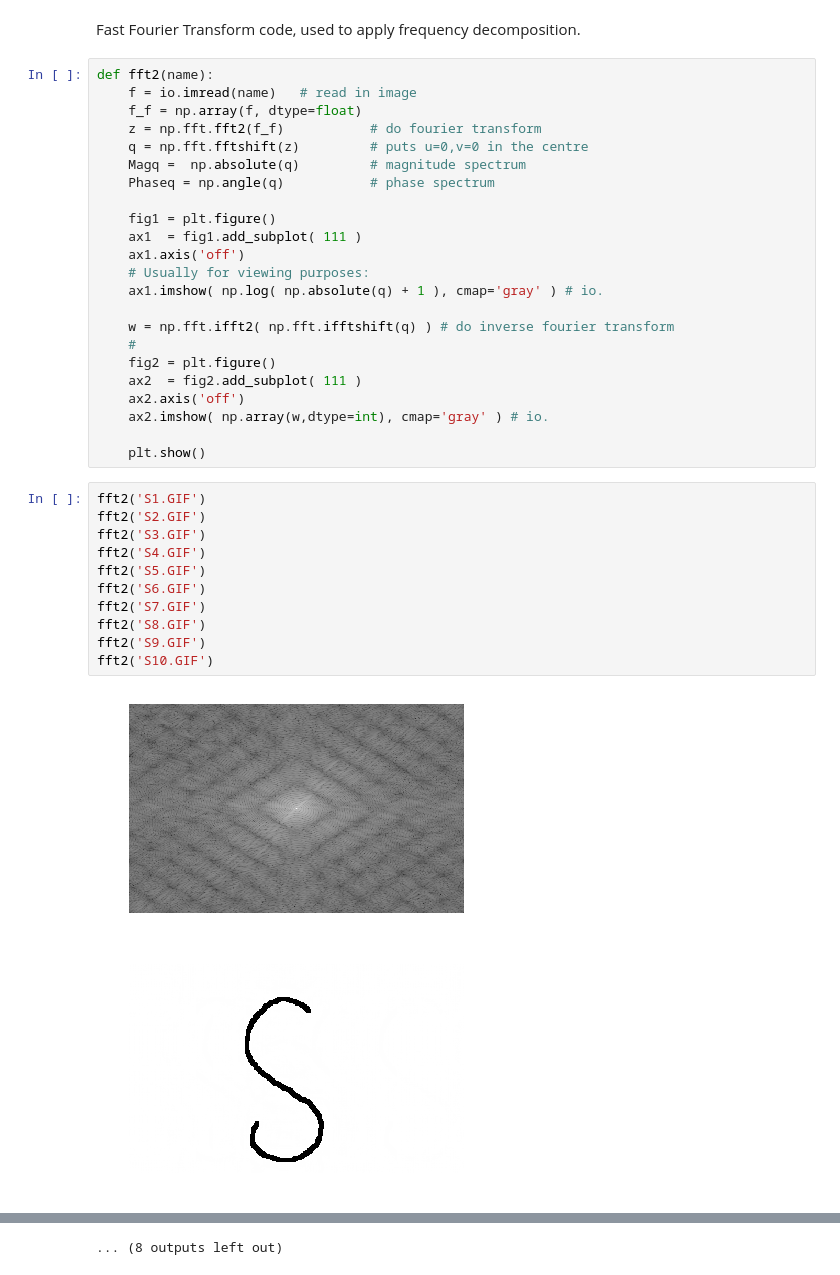
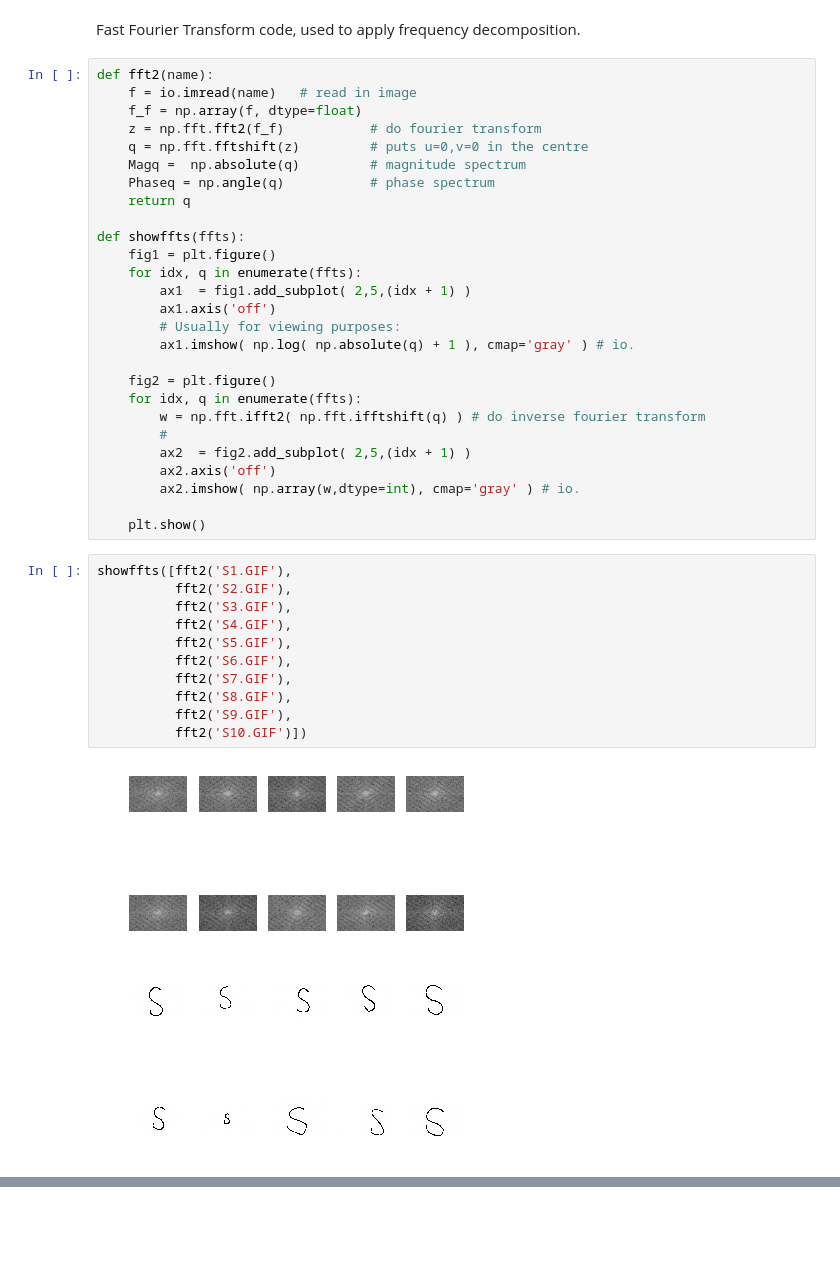
Before and after one commit to baronnobody/spscw2, a Jupyter notebook: cw2.ipynb, the cells around one changed output, grey strips where cells are left out. Drawn from its saved outputs; the diff is of its cells as text; blank space fills up the shorter version.

Commit message:
added fourier spaces for all letters

```diff
--- a/cw2.ipynb
+++ b/cw2.ipynb
@@ -53,32 +53,36 @@ def fft2(name):
     q = np.fft.fftshift(z)         # puts u=0,v=0 in the centre
     Magq =  np.absolute(q)         # magnitude spectrum
     Phaseq = np.angle(q)           # phase spectrum
+    return q
 
+def showffts(ffts):
     fig1 = plt.figure()
-    ax1  = fig1.add_subplot( 111 )
-    ax1.axis('off')
-    # Usually for viewing purposes:
-    ax1.imshow( np.log( np.absolute(q) + 1 ), cmap='gray' ) # io.
+    for idx, q in enumerate(ffts):
+        ax1  = fig1.add_subplot( 2,5,(idx + 1) )
+        ax1.axis('off')
+        # Usually for viewing purposes:
+        ax1.imshow( np.log( np.absolute(q) + 1 ), cmap='gray' ) # io.
 
-    w = np.fft.ifft2( np.fft.ifftshift(q) ) # do inverse fourier transform
-    #
     fig2 = plt.figure()
-    ax2  = fig2.add_subplot( 111 )
-    ax2.axis('off')
-    ax2.imshow( np.array(w,dtype=int), cmap='gray' ) # io.
+    for idx, q in enumerate(ffts):
+        w = np.fft.ifft2( np.fft.ifftshift(q) ) # do inverse fourier transform
+        #
+        ax2  = fig2.add_subplot( 2,5,(idx + 1) )
+        ax2.axis('off')
+        ax2.imshow( np.array(w,dtype=int), cmap='gray' ) # io.
 
     plt.show()
 # %%
-fft2('S1.GIF')
-fft2('S2.GIF')
-fft2('S3.GIF')
-fft2('S4.GIF')
-fft2('S5.GIF')
-fft2('S6.GIF')
-fft2('S7.GIF')
-fft2('S8.GIF')
-fft2('S9.GIF')
-fft2('S10.GIF')
+showffts([fft2('S1.GIF'),
+          fft2('S2.GIF'),
+          fft2('S3.GIF'),
+          fft2('S4.GIF'),
+          fft2('S5.GIF'),
+          fft2('S6.GIF'),
+          fft2('S7.GIF'),
+          fft2('S8.GIF'),
+          fft2('S9.GIF'),
+          fft2('S10.GIF')])
 # %% [output]
-[figure, old version]
+[figure, new version]
-[figure, old version]
+[figure, new version]
@@ -95 +88,0 @@ fft2('S10.GIF')
-... (8 outputs left out)
```
Also changed, not shown: parts of 4 cells of this notebook.
